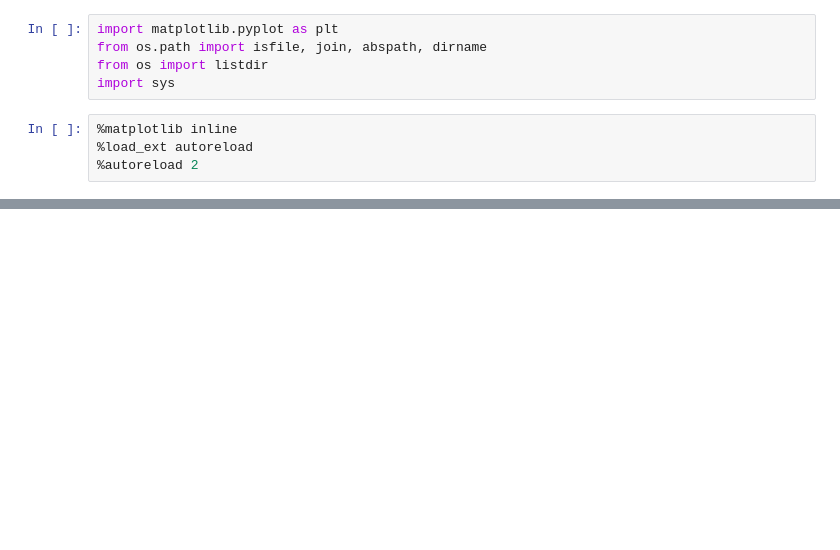
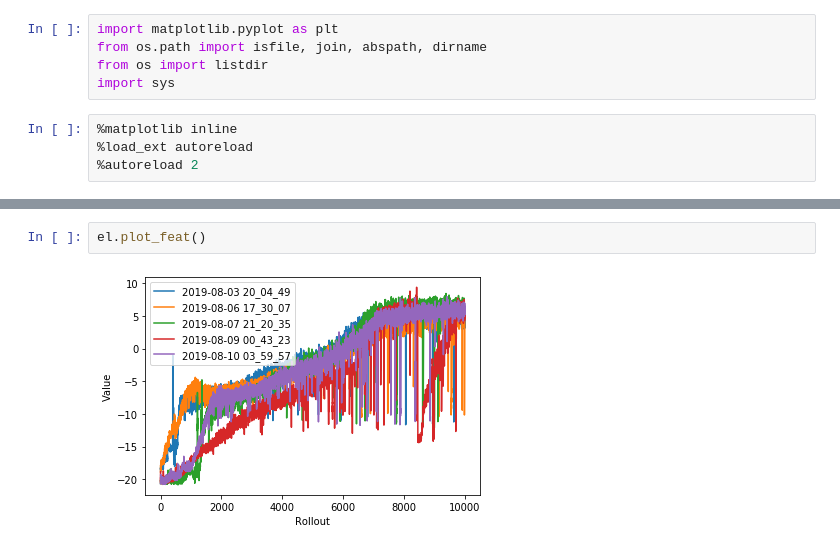
Before and after one commit to rpatrik96/AttA2C, a Jupyter notebook: jupyter/analysis.ipynb, the cells around one changed output, grey strips where cells are left out. Drawn from its saved outputs; the diff is of its cells as text; blank space fills up the shorter version.

```diff
--- a/jupyter/analysis.ipynb
+++ b/jupyter/analysis.ipynb
@@ -106,0 +131,4 @@ loggers_att[0].__dict__
+# %%
+el.plot_feat()
+# %% [output]
+[figure, added]
```
Also changed, not shown: parts of 19 cells of this notebook, 2 other files.
